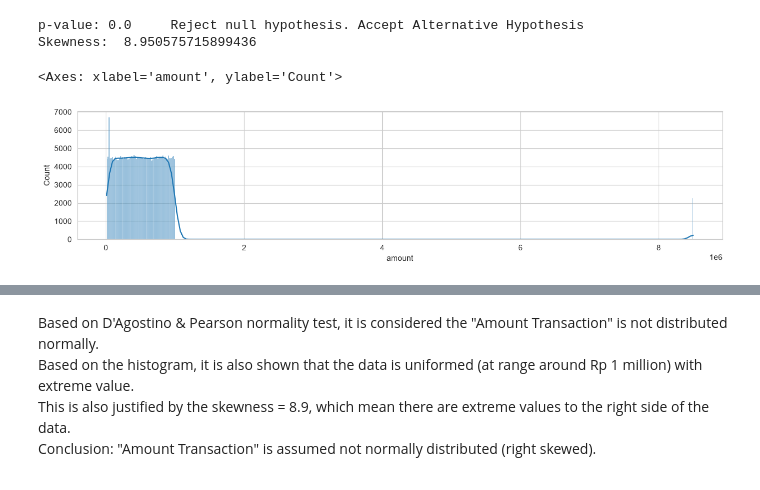
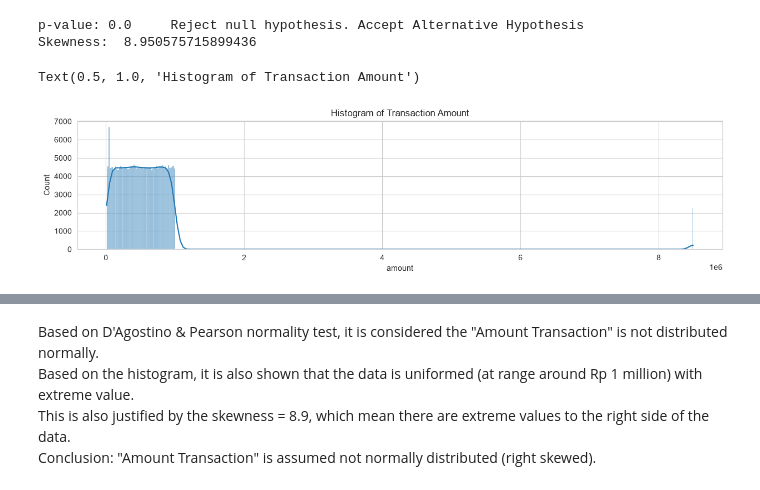
Before and after one commit to vsteven1301/Purwadhika_Fraud_Mitigation, a Jupyter notebook: Capstone Project_E-Wallet.ipynb, the cells around one changed output, grey strips where cells are left out. Drawn from its saved outputs; the diff is of its cells as text; code cells hidden in the pictures.

```diff
--- a/Capstone Project_E-Wallet.ipynb
+++ b/Capstone Project_E-Wallet.ipynb
@@ -34,11 +34,13 @@ pd.set_option('display.max_colwidth', None)
 pd.options.display.float_format = '{:.2f}'.format
 # %% [markdown]
 ### Import Dataset
+# %%
+path = ''
 # %%
 #Import Data, show 5 first rows
-df_users = pd.read_csv('ovo_users.csv')
-df_merchants = pd.read_csv('ovo_merchants.csv')
-df_trans = pd.read_csv('ovo_transactions.csv')
+df_users = pd.read_csv(path + 'ovo_users.csv')
+df_merchants = pd.read_csv(path + 'ovo_merchants.csv')
+df_trans = pd.read_csv(path + 'ovo_transactions.csv')
 # %% [markdown]
 ### About Dataset
 # %% [markdown]
@@ -847,6 +848,7 @@ Skewness:  8.950575715899436
 # %%
 plt.figure(figsize=(15, 3))
 sns.histplot(data=df['amount'], kde=True)
+plt.title('Histogram of Transaction Amount')
 # %% [output]
-<Axes: xlabel='amount', ylabel='Count'>
+Text(0.5, 1.0, 'Histogram of Transaction Amount')
-[figure, old version]
+[figure, new version]
```
Also changed, not shown: parts of 21 cells of this notebook.
